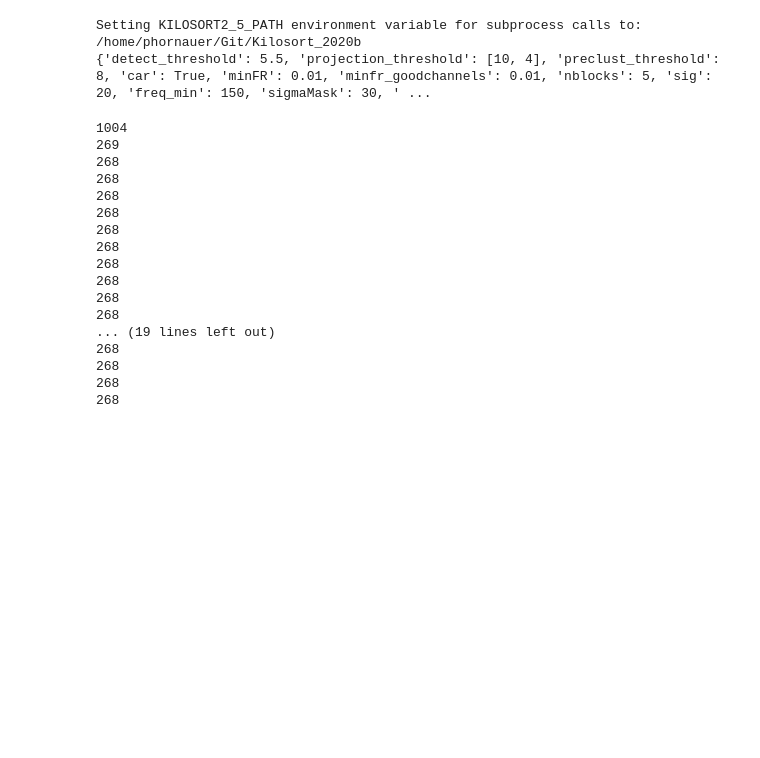
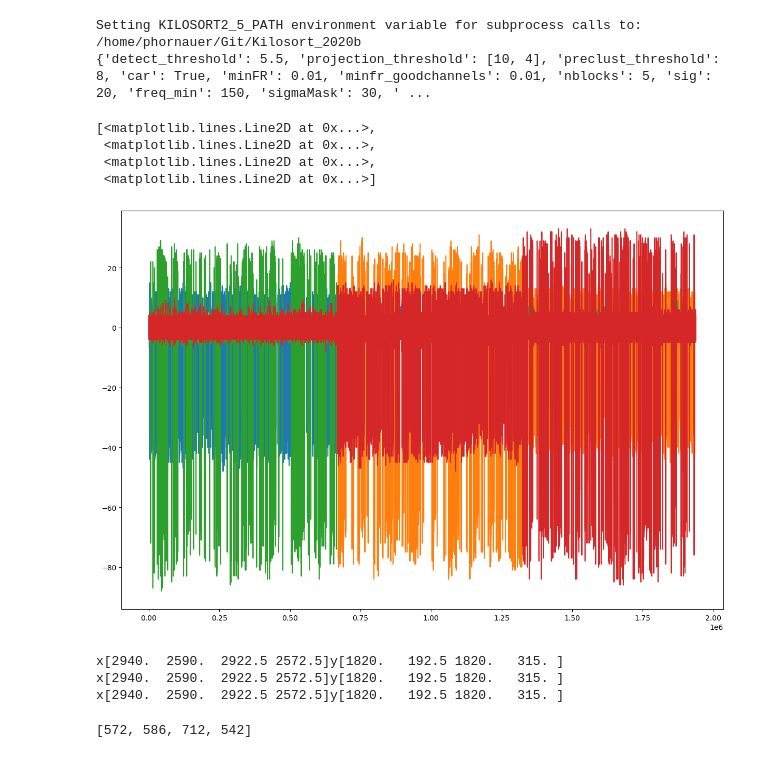
Before and after one commit to hornauerp/spikesorting, a Jupyter notebook: AxonScanSorting.ipynb, the cells around one changed output. Drawn from its saved outputs; the diff is of its cells as text; code cells hidden in the pictures; blank space fills up the shorter version.

```diff
--- a/AxonScanSorting.ipynb
+++ b/AxonScanSorting.ipynb
@@ -5,6 +5,8 @@ from glob import glob
 import numpy as np
 import spikeinterface.full as si
 import matplotlib.pyplot as plt
+# %%
+plt.rcParams['figure.figsize'] = [15, 10]
 # %%
 sorter = 'kilosort2_5'
 si.Kilosort2_5Sorter.set_kilosort2_5_path('/home/phornauer/Git/Kilosort_2020b')
@@ -61,7 +65,7 @@ stream_name = "well001"
 assert(os.path.exists(full_path))
 rec_id = 0
 common_el = list(range(30000))
-while True:
+while rec_id < 3: #True:
     rec_name = 'rec' + '%0*d' % (4, rec_id)
     try:
         rec = si.MaxwellRecordingExtractor(full_path,stream_name=stream_name,rec_name=rec_name)
@@ -70,24 +74,15 @@ while True:
         rec_id += 1
     except Exception:
         break
-# %% [output]
-1004
-269
-268
-268
-268
-268
-268
-268
-268
-268
-268
-268
-... (19 lines left out)
-268
-268
-268
-268
+# %%
+traces = multirecording.get_traces(None)
+plt.plot(traces)
+# %% [output]
+[<matplotlib.lines.Line2D at 0x...>,
+ <matplotlib.lines.Line2D at 0x...>,
+ <matplotlib.lines.Line2D at 0x...>,
+ <matplotlib.lines.Line2D at 0x...>]
+[figure, added]
 # %%
 rec_list = []
 for r in range(rec_id): #rec_id
@@ -95,8 +90,19 @@ for r in range(rec_id): #rec_id
     rec = si.MaxwellRecordingExtractor(full_path,stream_name=stream_name,rec_name=rec_name)
     ch_id = rec.get_property("contact_vector")['device_channel_indices']
     rec_el = rec.get_property("contact_vector")["electrode"]
-    chan_idx = [np.where(rec_el == el)[0][0] for el in common_el]
 
-    rec_list.append(rec.channel_slice(rec.get_channel_ids()[chan_idx], renamed_channel_ids=list(range(len(chan_idx)))))
+    chan_idx = [np.where(rec_el == el)[0][0] for el in common_el[2:6]]
+    print(f'x{rec.get_property("contact_vector")["x"][chan_idx]}y{rec.get_property("contact_vector")["y"][chan_idx]}')
+    sel_channels = rec.get_channel_ids()[chan_idx]
+    rec_centered = si.filter(rec, band=[150,4999])
+    rec_list.append(rec_centered.channel_slice(sel_channels, renamed_channel_ids=list(range(len(chan_idx)))))
 
 multirecording = si.concatenate_recordings(rec_list)
+# %% [output]
+x[2940.  2590.  2922.5 2572.5]y[1820.   192.5 1820.   315. ]
+x[2940.  2590.  2922.5 2572.5]y[1820.   192.5 1820.   315. ]
+x[2940.  2590.  2922.5 2572.5]y[1820.   192.5 1820.   315. ]
+# %%
+chan_idx
+# %% [output]
+[572, 586, 712, 542]
```
Also changed, not shown: parts of 58 cells of this notebook.
